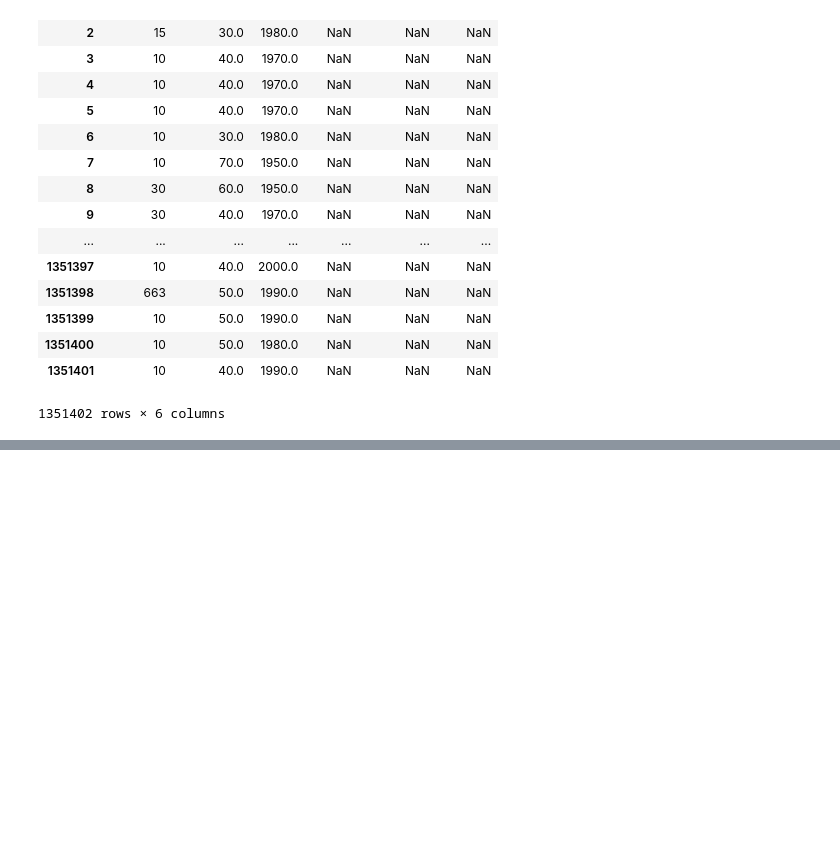
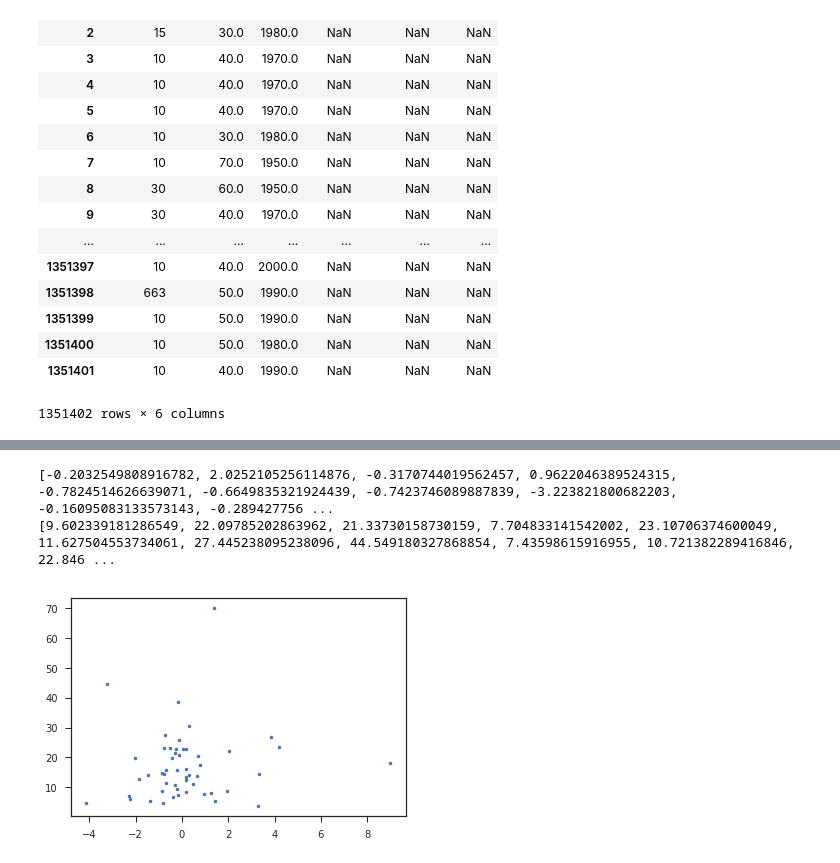
Before and after one commit to dmeral/DSI_projectproposal, a Jupyter notebook: Project_Proposal_FINAL.ipynb, the cells around one changed output, grey strips where cells are left out. Saved outputs shown, nothing was run; the diff lists cells and outputs as text; code cells hidden in the pictures; blank space fills up the shorter version.

```diff
--- a/Project_Proposal_FINAL.ipynb
+++ b/Project_Proposal_FINAL.ipynb
@@ -968,0 +1045,2 @@ data[["LICNFELD","PRACTAGE","GRAD","PTAGE","PTGENDER","PTTYPE"]]
+# %%
+docs.rename(columns=docs_new_index,inplace=True)
@@ -968,0 +1081,9 @@ data[["LICNFELD","PRACTAGE","GRAD","PTAGE","PTGENDER","PTTYPE"]]
+# %%
+state_abb =  []
+for state in docs['state']:
+    if state in state_pop.index:
+        state_abb.append(state_pop.loc[state]['State Abb'])
+    else:
+        state_abb.append(state)
+
+state_abb
@@ -968,0 +1108,4 @@ data[["LICNFELD","PRACTAGE","GRAD","PTAGE","PTGENDER","PTTYPE"]]
+# %%
+docs['state_abb'] = state_abb
+# %%
+docs['ratio'] = docs['mds']/docs['dos']
@@ -968,0 +1162,19 @@ data[["LICNFELD","PRACTAGE","GRAD","PTAGE","PTGENDER","PTTYPE"]]
+# %%
+slopes = []
+ratios = []
+colors = []
+
+for state in common_states:
+    #print state
+    slopes.append(float(df_state_slope_cluster_aslope_acolor[df_state_slope_cluster_aslope_acolor['state']==state]['slope']))
+    ratios.append(float(docs[docs['state_abb']==state]['ratio']))
+    colors.append(int(df_state_slope_cluster_aslope_acolor[df_state_slope_cluster_aslope_acolor['state']==state]['cl_colors']))
+
+print slopes
+print ratios
+plt.plot(slopes,ratios,marker='.',linewidth=0)
+plt.show()
+# %% [output]
+[-0.2032549808916782, 2.0252105256114876, -0.3170744019562457, 0.9622046389524315, -0.7824514626639071, -0.6649835321924439, -0.7423746089887839, -3.223821800682203, -0.16095083133573143, -0.289427756 ...
+[9.602339181286549, 22.09785202863962, 21.33730158730159, 7.704833141542002, 23.10706374600049, 11.627504553734061, 27.445238095238096, 44.549180327868854, 7.43598615916955, 10.721382289416846, 22.846 ...
+[figure, added]
```
Also changed, not shown: parts of 50 cells of this notebook.
